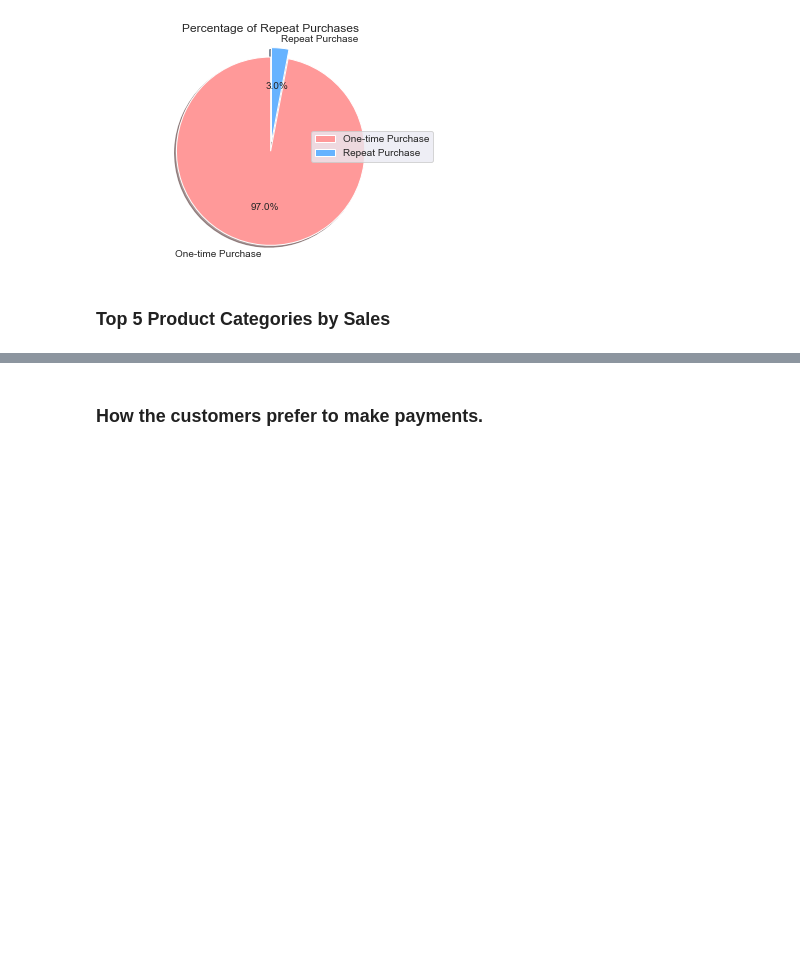
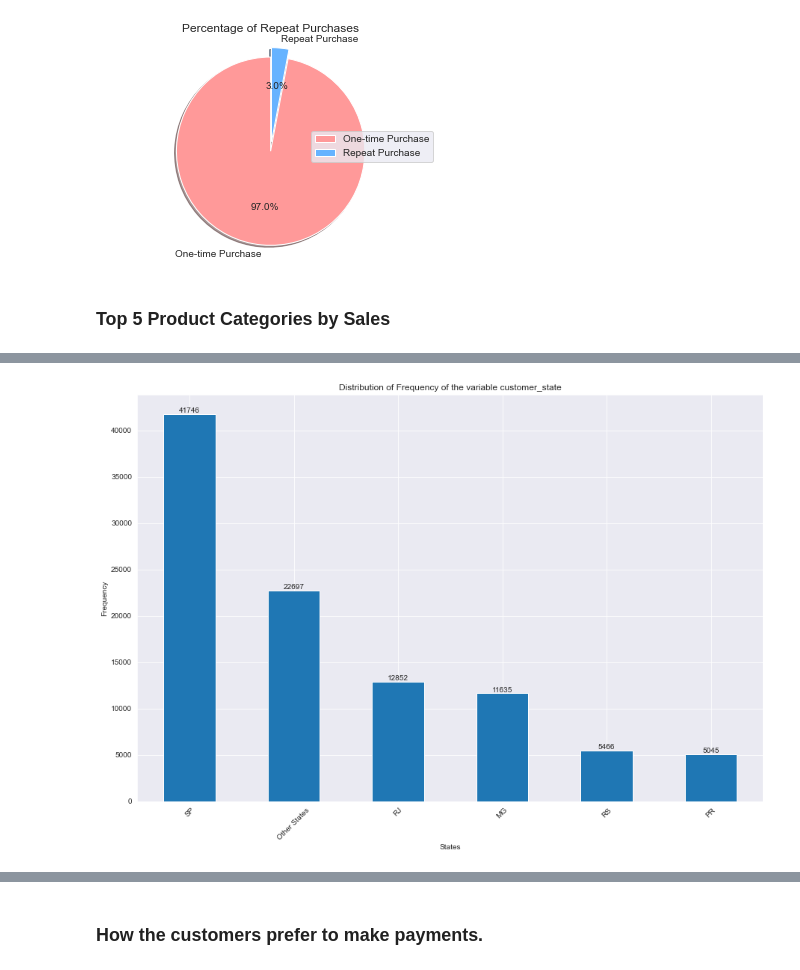
Before and after one commit to preudh/OC_IA_P5_Segment_e_commerce_site_customers, a Jupyter notebook: notebooks/Preudhomme_Patrice_2_notebook_exploration_082024.ipynb, the cells around one changed output, grey strips where cells are left out. Saved outputs shown, nothing was run; the diff lists cells and outputs as text; code cells hidden in the pictures; blank space fills up the shorter version.

```diff
--- a/notebooks/Preudhomme_Patrice_2_notebook_exploration_082024.ipynb
+++ b/notebooks/Preudhomme_Patrice_2_notebook_exploration_082024.ipynb
@@ -484,0 +560,39 @@ Total sales: 99441
+# %%
+import matplotlib.pyplot as plt
+import pandas as pd
+
+# Example DataFrame setup for demonstration purposes (use your actual DataFrame)
+# df_final = pd.read_csv('path_to_your_data.csv')
+
+# Get the count of customer states and sort them in descending order
+category_counts = df_final['customer_state'].value_counts().sort_values(ascending=False)
+
+# Select the top 5 states
+top_5_states = category_counts.head(5)
+# Sum the counts for the remaining states
+other_states_count = category_counts[5:].sum()
+
+# Create a new Series for the top 5 states and the "Other States" category
+top_5_states['Other States'] = other_states_count
+
+# Sort the data by the count in descending order for better visualization
+category_counts_top_5 = top_5_states.sort_values(ascending=False)
+
+# Create a figure with a custom size
+plt.figure(figsize=(15, 10))
+
+# Create the bar chart
+ax = category_counts_top_5.plot(kind='bar')
+
+# Add annotations
+for p in ax.patches:
+    ax.annotate(str(p.get_height()), (p.get_x() + p.get_width() / 2, p.get_height()), ha='center', va='bottom')
+
+# Add titles and labels
+plt.title('Distribution of Frequency of the variable ' + df_final['customer_state'].name)
+plt.xlabel('States')
+plt.ylabel('Frequency')
+plt.xticks(rotation=45)
+plt.show()
+# %% [output]
+[figure, added]
```
Also changed, not shown: parts of 23 cells of this notebook, 2 other files.
